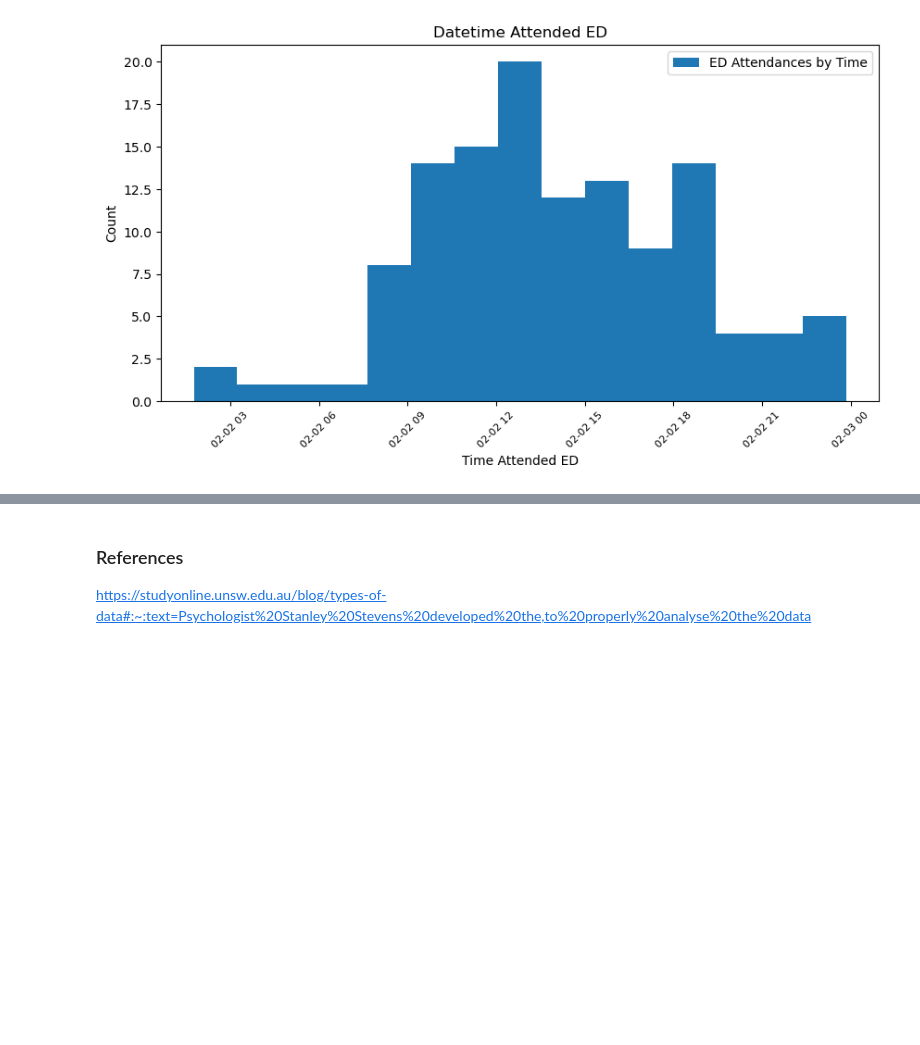
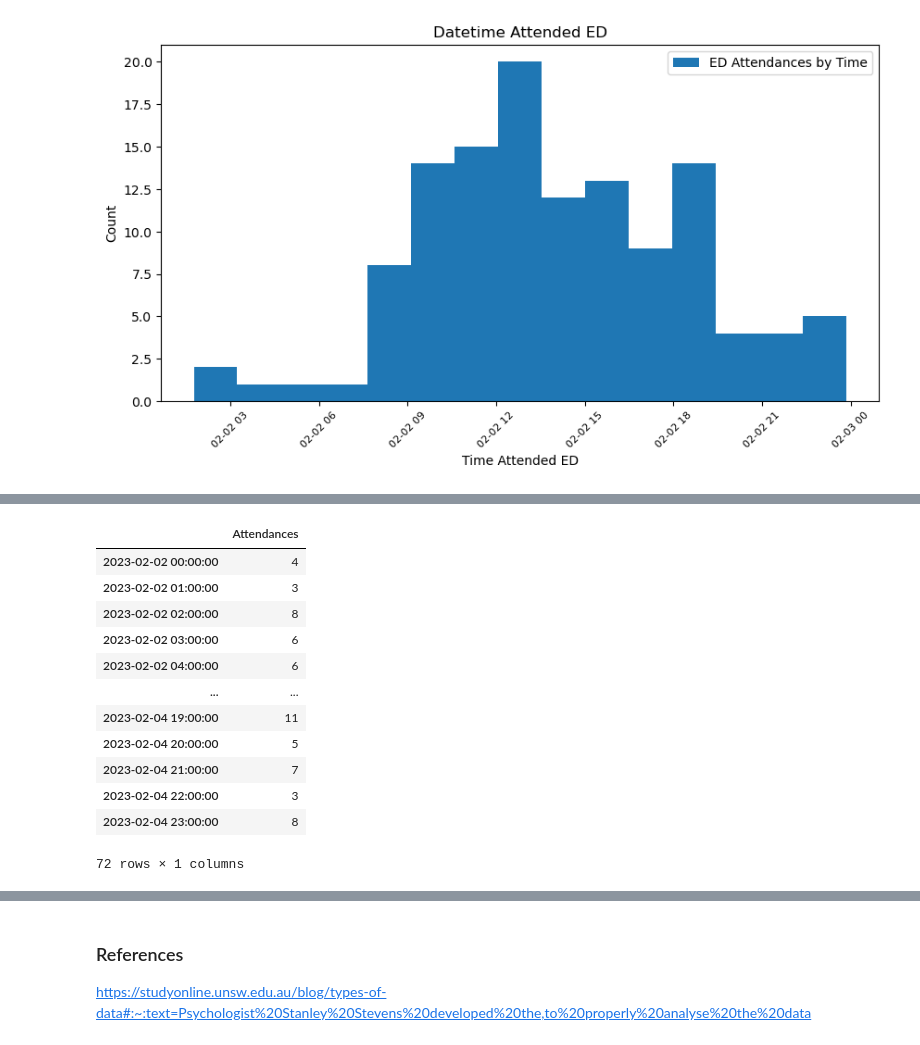
Before and after one commit to AudeAllen/PDA_Assignment, a Jupyter notebook: PDA_Assignment.ipynb, the cells around one changed output, grey strips where cells are left out. Cells and saved outputs as stored; diff of their text form; code cells hidden in the pictures; blank space fills up the shorter version.

```diff
--- a/PDA_Assignment.ipynb
+++ b/PDA_Assignment.ipynb
@@ -171,3 +177,45 @@ plt.show()
+# %%
+# Randomly generate a timeseries for a period of 72 hours by Hour
+# Using the poisson distribution
+# A Poisson distribution is a discrete probability distribution. (Discrete counts of number of effects within a given time)
+# It gives the probability of an event happening a certain number of times (k) within a given interval of time or space such
+# as ED attendances within an hour
+
+import numpy as np
+import pandas as pd
+
+rng = np.random.default_rng()
+
+idx = pd.date_range("2023-02-02", periods=72, freq="H")
+
+idx
+
+ts = pd.DataFrame(data=rng.random(len(idx)), index=idx, columns=['Attendances'])
+
+ts
+
+
+# Use the numpy.random.poisson distrubtion to simulate a time series for say 72 hours or 3 days worth of data
+
+# Synthesising a time series dataset
+
+ts = pd.DataFrame(data=rng.poisson(5,len(idx)), index=idx, columns=['Attendances'])
+
+ts
+# %% [output]
+|  | Attendances |
+| 2023-02-02 00:00:00 | 4 |
+| 2023-02-02 01:00:00 | 3 |
+| 2023-02-02 02:00:00 | 8 |
+| 2023-02-02 03:00:00 | 6 |
+| 2023-02-02 04:00:00 | 6 |
+| ... | ... |
+| 2023-02-04 19:00:00 | 11 |
+| 2023-02-04 20:00:00 | 5 |
+| 2023-02-04 21:00:00 | 7 |
+| 2023-02-04 22:00:00 | 3 |
+| 2023-02-04 23:00:00 | 8 |
+72 rows × 1 columns
 # %% [markdown]
 ### Age of Patient
 
```
Also changed, not shown: parts of 6 cells of this notebook, 5 other files.
